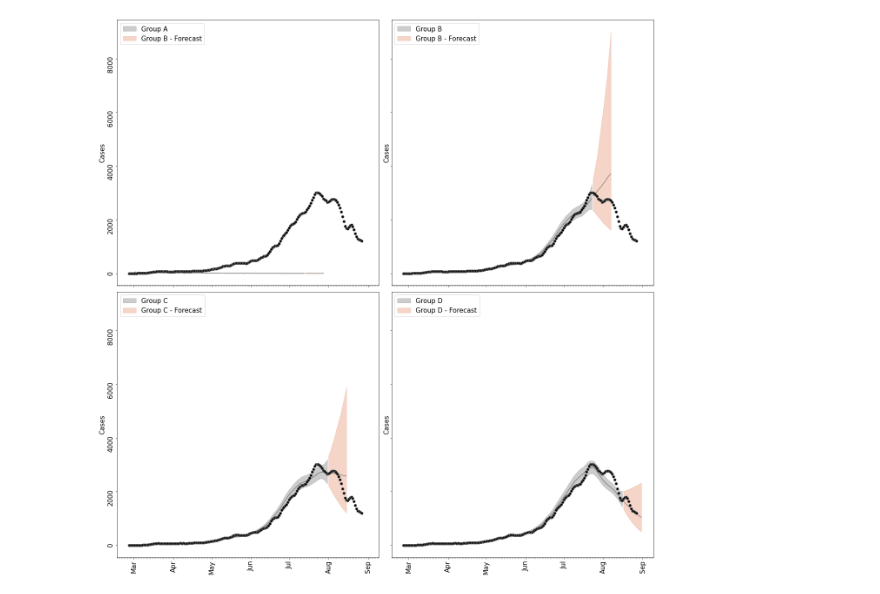
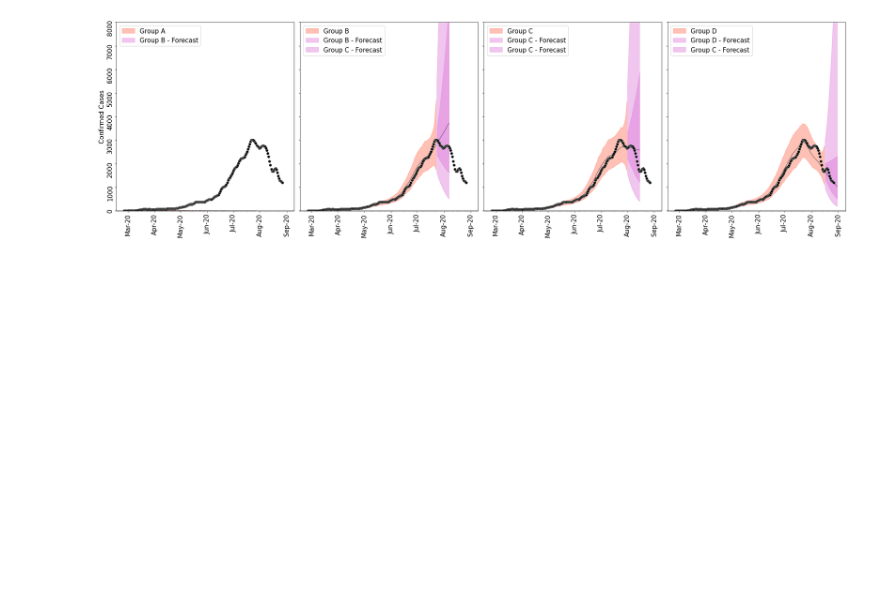
Before and after one commit to ChaosDonkey06/bogota_covid19_lockdowns, a Jupyter notebook: conterfactuals/conterfactuals_plots.ipynb, the cells around one changed output. Saved outputs shown, nothing was run; the diff lists cells and outputs as text; code cells hidden in the pictures; blank space fills up the shorter version.

```diff
--- a/conterfactuals/conterfactuals_plots.ipynb
+++ b/conterfactuals/conterfactuals_plots.ipynb
@@ -213,69 +217,78 @@ from matplotlib.patches import Patch
 from matplotlib import pyplot as plt
 from matplotlib import ticker
 
-fig, axes = plt.subplots(2, 2, figsize=(18, 18), sharex=True, sharey=True)
 
+color_fit = "tomato"
+color_frsct = "orchid"
+
+fig, axes = plt.subplots(1, 4, figsize=(25, 7.5), sharex=True, sharey=True)
 
 cases_df_A_fit = cases_df_A[cases_df_A["type"]=="estimate"]
-axes[0,0].fill_between(cases_df_A_fit["date"], cases_df_A_fit["low_50"], cases_df_A_fit["high_50"], color='gray', alpha=0.4, label='Group A')
-axes[0,0].plot(cases_df_A_fit["date"], cases_df_A_fit["median"], color='black', alpha=0.4)
+axes[0].fill_between(cases_df_A_fit["date"], cases_df_A_fit["low_95"], cases_df_A_fit["high_95"], color=color_fit, alpha=0.4, label='Group A')
+axes[0].plot(cases_df_A_fit["date"], cases_df_A_fit["median"], color='black', alpha=0.4)
 
 cases_df_A_forecast = cases_df_A[cases_df_A["type"]=="forecast"]
 cases_df_A_forecast = cases_df_A_forecast.iloc[:15]
-axes[0,0].plot(cases_df_A_forecast["date"], cases_df_A_forecast["median"], color='black', alpha=0.4)
-axes[0,0].fill_between(cases_df_A_forecast["date"], cases_df_A_forecast["low_50"], cases_df_A_forecast["high_50"], color='darksalmon', alpha=0.4, label='Group B - Forecast')
+axes[0].plot(cases_df_A_forecast["date"], cases_df_A_forecast["median"], color='black', alpha=0.4)
+axes[0].fill_between(cases_df_A_forecast["date"], cases_df_A_forecast["low_50"], cases_df_A_forecast["high_50"], color=color_frsct, alpha=0.4, label='Group B - Forecast')
 
 
 cases_df_B_fit = cases_df_B[cases_df_B["type"]=="estimate"]
-axes[0,1].fill_between(cases_df_B_fit["date"], cases_df_B_fit["low_50"], cases_df_B_fit["high_50"], color='gray', alpha=0.4, label='Group B')
-axes[0,1].plot(cases_df_B_fit["date"], cases_df_B_fit["median"], color='black', alpha=0.4)
+axes[1].fill_between(cases_df_B_fit["date"], cases_df_B_fit["low_95"], cases_df_B_fit["high_95"], color=color_fit, alpha=0.4, label='Group B')
+axes[1].plot(cases_df_B_fit["date"], cases_df_B_fit["median"], color='black', alpha=0.4)
 
 cases_df_B_forecast = cases_df_B[cases_df_B["type"]=="forecast"]
 cases_df_B_forecast = cases_df_B_forecast.iloc[:15]
-axes[0,1].plot(cases_df_B_forecast["date"], cases_df_B_forecast["median"], color='black', alpha=0.4)
-axes[0,1].fill_between(cases_df_B_forecast["date"], cases_df_B_forecast["low_50"], cases_df_B_forecast["high_50"], color='darksalmon', alpha=0.4, label='Group B - Forecast')
+axes[1].plot(cases_df_B_forecast["date"], cases_df_B_forecast["median"], color='black', alpha=0.4)
+axes[1].fill_between(cases_df_B_forecast["date"], cases_df_B_forecast["low_50"], cases_df_B_forecast["high_50"], color=color_frsct, alpha=0.4, label='Group B - Forecast')
+axes[1].fill_between(cases_df_B_forecast["date"], cases_df_B_forecast["low_95"], cases_df_B_forecast["high_95"], color=color_frsct, alpha=0.4, label='Group C - Forecast')
 
 cases_df_C_fit = cases_df_C[cases_df_C["type"]=="estimate"]
-axes[1,0].fill_between(cases_df_C_fit["date"], cases_df_C_fit["low_50"], cases_df_C_fit["high_50"], color='gray', alpha=0.4, label='Group C')
-axes[1,0].plot(cases_df_C_fit["date"], cases_df_C_fit["median"], color='black', alpha=0.4)
+axes[2].fill_between(cases_df_C_fit["date"], cases_df_C_fit["low_95"], cases_df_C_fit["high_95"], color=color_fit, alpha=0.4, label='Group C')
+axes[2].plot(cases_df_C_fit["date"], cases_df_C_fit["median"], color='black', alpha=0.4)
 
 cases_df_C_forecast = cases_df_C[cases_df_C["type"]=="forecast"]
 cases_df_C_forecast = cases_df_C_forecast.iloc[:15]
-axes[1,0].plot(cases_df_C_forecast["date"], cases_df_C_forecast["median"], color='black', alpha=0.4)
-axes[1,0].fill_between(cases_df_C_forecast["date"], cases_df_C_forecast["low_50"], cases_df_C_forecast["high_50"], color='darksalmon', alpha=0.4, label='Group C - Forecast')
+axes[2].plot(cases_df_C_forecast["date"], cases_df_C_forecast["median"], color='black', alpha=0.4)
+axes[2].fill_between(cases_df_C_forecast["date"], cases_df_C_forecast["low_50"], cases_df_C_forecast["high_50"], color=color_frsct, alpha=0.4, label='Group C - Forecast')
+axes[2].fill_between(cases_df_C_forecast["date"], cases_df_C_forecast["low_95"], cases_df_C_forecast["high_95"], color=color_frsct, alpha=0.4, label='Group C - Forecast')
 
 
 cases_df_D_fit = cases_df_D[cases_df_D["type"]=="estimate"]
-axes[1,1].fill_between(cases_df_D_fit["date"], cases_df_D_fit["low_50"], cases_df_D_fit["high_50"], color='gray', alpha=0.4, label='Group D')
-axes[1,1].plot(cases_df_D_fit["date"], cases_df_D_fit["median"], color='black', alpha=0.4)
+axes[3].fill_between(cases_df_D_fit["date"], cases_df_D_fit["low_95"], cases_df_D_fit["high_95"], color=color_fit, alpha=0.4, label='Group D')
+axes[3].plot(cases_df_D_fit["date"], cases_df_D_fit["median"], color='black', alpha=0.4)
 
 cases_df_D_forecast = cases_df_D[cases_df_D["type"]=="forecast"]
 cases_df_D_forecast = cases_df_D_forecast.iloc[:15]
-axes[1,1].plot(cases_df_D_forecast["date"], cases_df_D_forecast["median"], color='black', alpha=0.4)
-axes[1,1].fill_between(cases_df_D_forecast["date"], cases_df_D_forecast["low_50"], cases_df_D_forecast["high_50"], color='darksalmon', alpha=0.4, label='Group D - Forecast')
+axes[3].plot(cases_df_D_forecast["date"], cases_df_D_forecast["median"], color='black', alpha=0.4)
+axes[3].fill_between(cases_df_D_forecast["date"], cases_df_D_forecast["low_50"], cases_df_D_forecast["high_50"], color=color_frsct, alpha=0.4, label='Group D - Forecast')
+axes[3].fill_between(cases_df_D_forecast["date"], cases_df_D_forecast["low_95"], cases_df_D_forecast["high_95"], color=color_frsct, alpha=0.4, label='Group C - Forecast')
 
 for idx, ax in enumerate(axes.flatten()):
     loc = lockdowns[-1]
     data = bog_agg_df.loc[:loc["end_date"]][["smoothed_confirm", "smoothed_deaths"]].rename(columns={"smoothed_confirm": "confirmed", "smoothed_deaths": "death"})
     ax.scatter(data.index.values, data["confirmed"], facecolor='k', edgecolor="gray")
 
     ax.xaxis.set_major_locator(mdates.MonthLocator())
-    ax.xaxis.set_major_formatter(mdates.DateFormatter('%b'))
+    ax.xaxis.set_major_formatter(mdates.DateFormatter('%b %d-%y'))
     ax.xaxis.set_minor_locator(mdates.DayLocator())
     ax.xaxis.set_major_locator(mdates.WeekdayLocator())
     ax.xaxis.set_major_locator(mdates.MonthLocator())
     # ax.spines['top'].set_visible(False)
     # ax.spines['right'].set_visible(False)
     # ax.spines['left'].set_visible(False)
     # ax.spines['bottom'].set_visible(False)
     # ax.grid(which='major', axis='y', c='k', alpha=.1, zorder=-2)
-    ax.tick_params(which='both', axis='both', labelrotation=90, labelsize=15)
+    ax.tick_params(which='both', axis='x', labelrotation=75, labelsize=15)
+    ax.tick_params(which='both', axis='y', labelsize=15)
     ax.yaxis.set_major_formatter(ticker.StrMethodFormatter("{x:.0f}"))
-    ax.set_ylabel('Cases', size=15)
     ax.legend(loc='upper left', fontsize=15)
+    ax.set_ylim([0, 8000])
+
+axes[0].set_ylabel('Confirmed Cases', size=15)
 plt.tight_layout()
 # %% [output]
-[figure, old version]
+[figure, new version]
 # %%
 from matplotlib.dates import date2num, num2date
 from matplotlib.colors import ListedColormap
```
Also changed, not shown: parts of 2 cells of this notebook, 2 other files.
